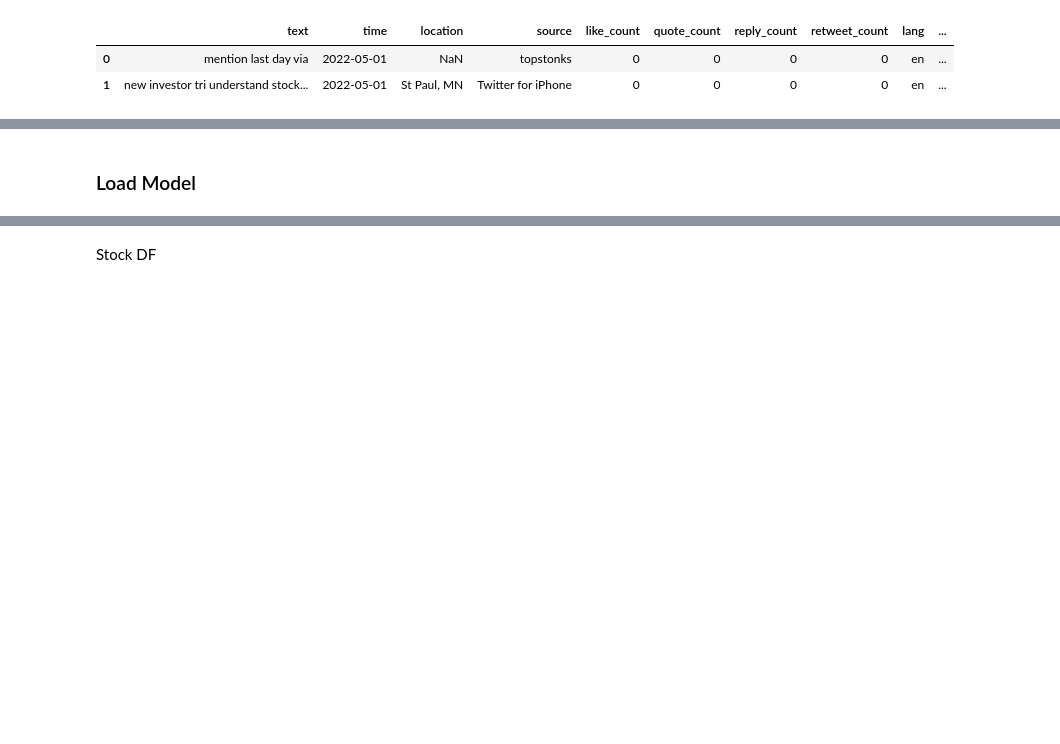
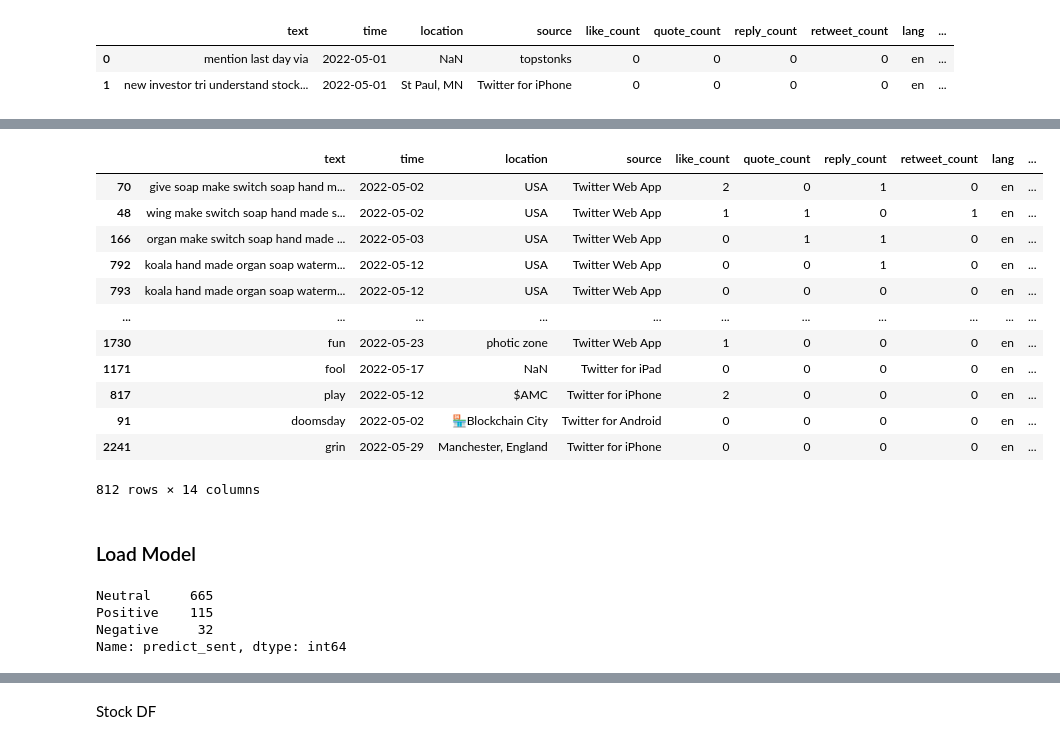
Before and after one commit to StockJanitor/CIS63_NLPTimeSeries, a Jupyter notebook: 1_index.ipynb, the cells around one changed output, grey strips where cells are left out. Cells and saved outputs as stored; diff of their text form; code cells hidden in the pictures; blank space fills up the shorter version.

```diff
--- a/1_index.ipynb
+++ b/1_index.ipynb
@@ -815,3 +827,22 @@ plt.title('Will Smith Sentiment by Date', fontsize=30)
+# %%
+master_df9['listText'] = master_df9.text.apply(lambda x: x.split())
+master_df9['len'] = master_df9.listText.apply(len)
+
+master_df9.sort_values('len', ascending=False)
+# %% [output]
+|  | text | time | location | source | like_count | quote_count | reply_count | retweet_count | lang | ... |
+| 70 | give soap make switch soap hand m... | 2022-05-02 | USA | Twitter Web App | 2 | 0 | 1 | 0 | en | ... |
+| 48 | wing make switch soap hand made s... | 2022-05-02 | USA | Twitter Web App | 1 | 1 | 0 | 1 | en | ... |
+| 166 | organ make switch soap hand made ... | 2022-05-03 | USA | Twitter Web App | 0 | 1 | 1 | 0 | en | ... |
+| 792 | koala hand made organ soap waterm... | 2022-05-12 | USA | Twitter Web App | 0 | 0 | 1 | 0 | en | ... |
+| 793 | koala hand made organ soap waterm... | 2022-05-12 | USA | Twitter Web App | 0 | 0 | 0 | 0 | en | ... |
+| ... | ... | ... | ... | ... | ... | ... | ... | ... | ... | ... |
+| 1730 | fun | 2022-05-23 | photic zone | Twitter Web App | 1 | 0 | 0 | 0 | en | ... |
+| 1171 | fool | 2022-05-17 | NaN | Twitter for iPad | 0 | 0 | 0 | 0 | en | ... |
+| 817 | play | 2022-05-12 | $AMC | Twitter for iPhone | 2 | 0 | 0 | 0 | en | ... |
+| 91 | doomsday | 2022-05-02 | 🏪Blockchain City | Twitter for Android | 0 | 0 | 0 | 0 | en | ... |
+| 2241 | grin | 2022-05-29 | Manchester, England | Twitter for iPhone | 0 | 0 | 0 | 0 | en | ... |
+812 rows × 14 columns
 # %% [markdown]
 ### Load Model
 # %%
@@ -827,6 +858,12 @@ master_df9['predict_sent'] = master_df9.text.apply(lambda x: predictFunc(x))
 # %%
 # certain data does not work, so it returns string "NoWork", we exclude them
 master_df10 = master_df9[master_df9.predict_sent!='NoWork']
+master_df10.predict_sent.value_counts()
+# %% [output]
+Neutral     665
+Positive    115
+Negative     32
+Name: predict_sent, dtype: int64
 # %%
 # convert sentiment to score
 master_df10['predict_score'] = master_df10['predict_sent'].map({'Negative': -1, 'Neutral': 0, 'Positive':1})
```
Also changed, not shown: parts of 12 cells of this notebook, 3 other files.
